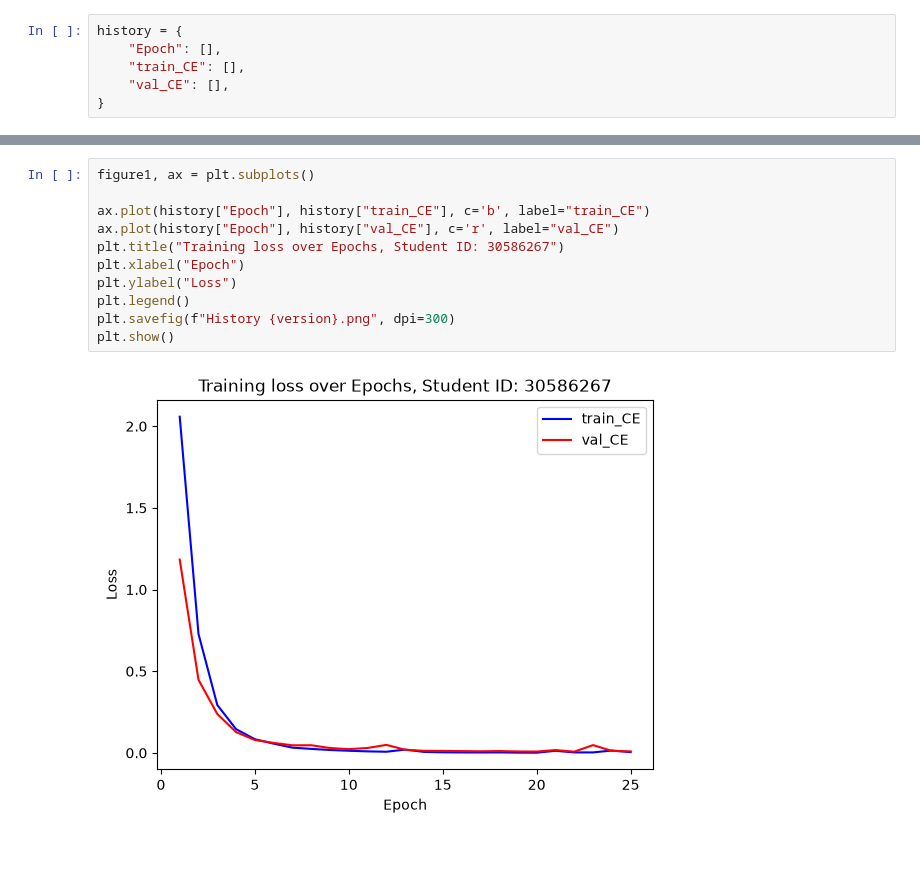
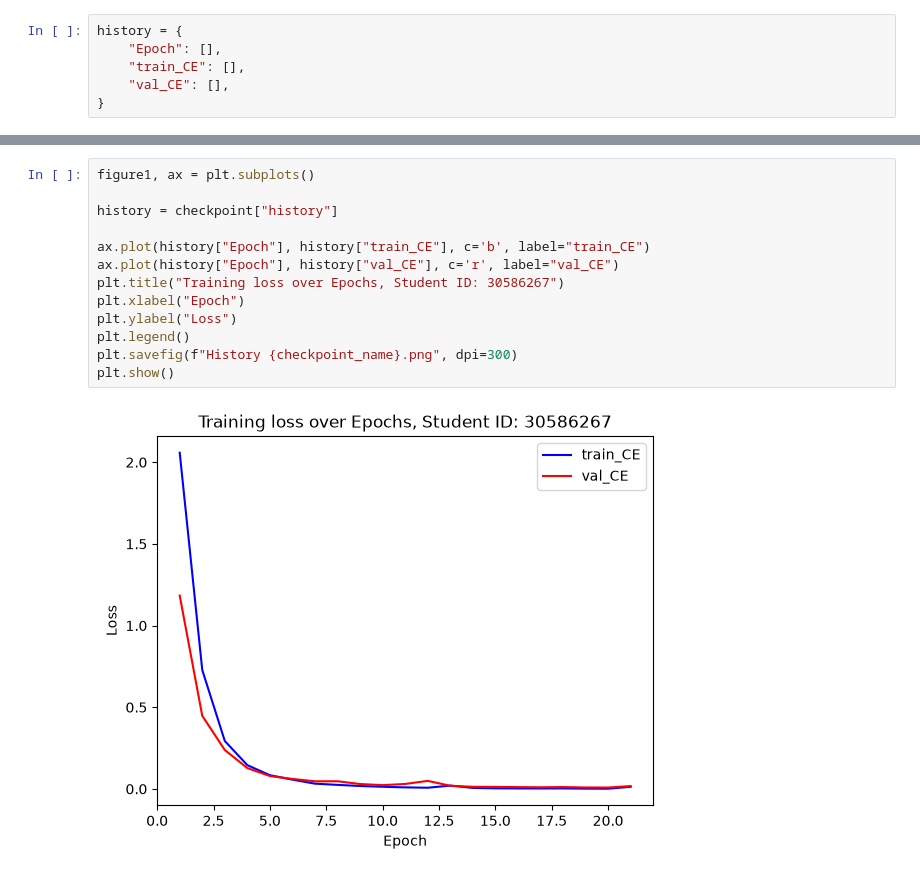
Before and after one commit to sche0151/ECE4179_Assignment_Notebooks, a Jupyter notebook: Q4_GTSRB_Starter_Code.ipynb, the cells around one changed output, grey strips where cells are left out. Saved outputs shown, nothing was run; the diff lists cells and outputs as text.

```diff
--- a/Q4_GTSRB_Starter_Code.ipynb
+++ b/Q4_GTSRB_Starter_Code.ipynb
@@ -472,13 +476,15 @@ plt.show()
 # %%
 figure1, ax = plt.subplots()
+
+history = checkpoint["history"]
 
 ax.plot(history["Epoch"], history["train_CE"], c='b', label="train_CE")
 ax.plot(history["Epoch"], history["val_CE"], c='r', label="val_CE")
 plt.title("Training loss over Epochs, Student ID: 30586267")
 plt.xlabel("Epoch")
 plt.ylabel("Loss")
 plt.legend()
-plt.savefig(f"History {version}.png", dpi=300)
+plt.savefig(f"History {checkpoint_name}.png", dpi=300)
 plt.show()
 # %% [output]
-[figure, old version]
+[figure, new version]
```
Also changed, not shown: parts of 8 cells of this notebook, 6 other files.
